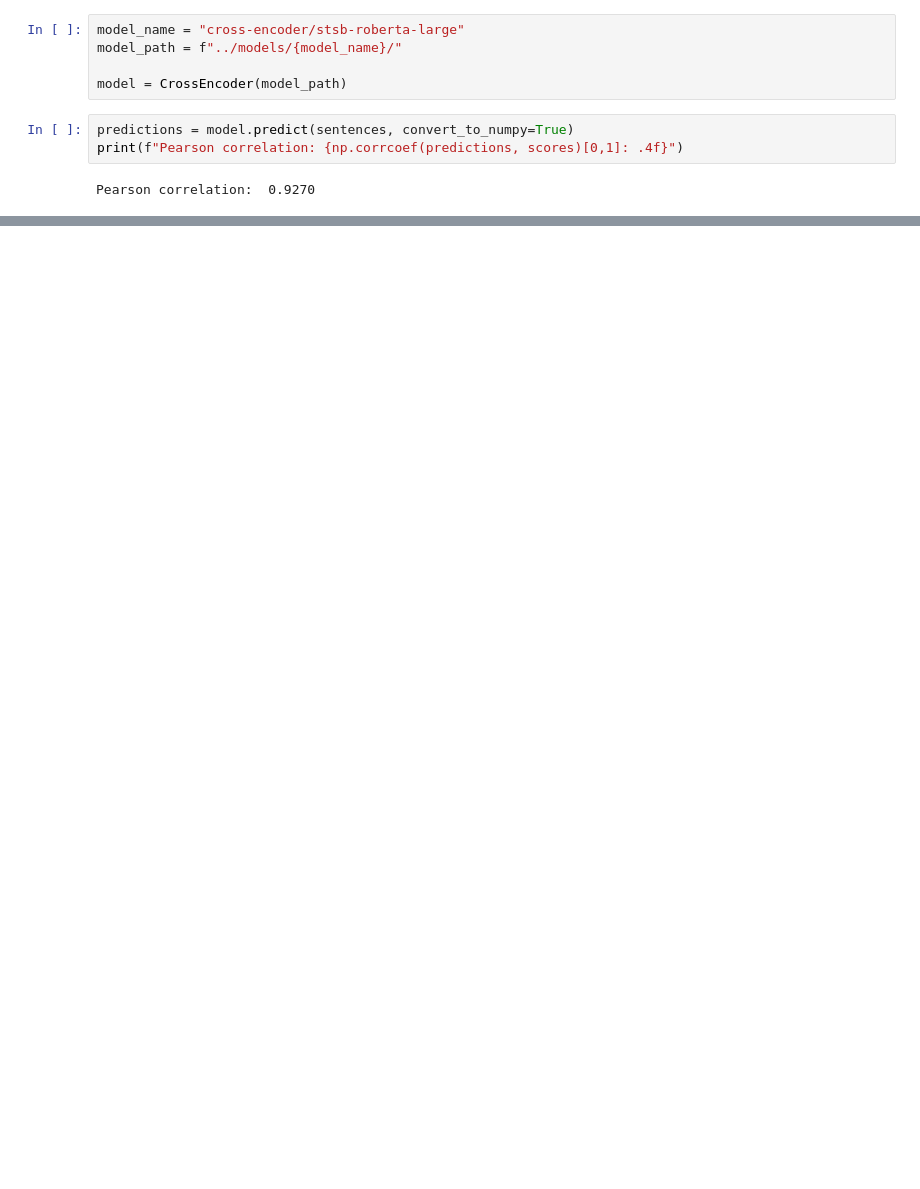
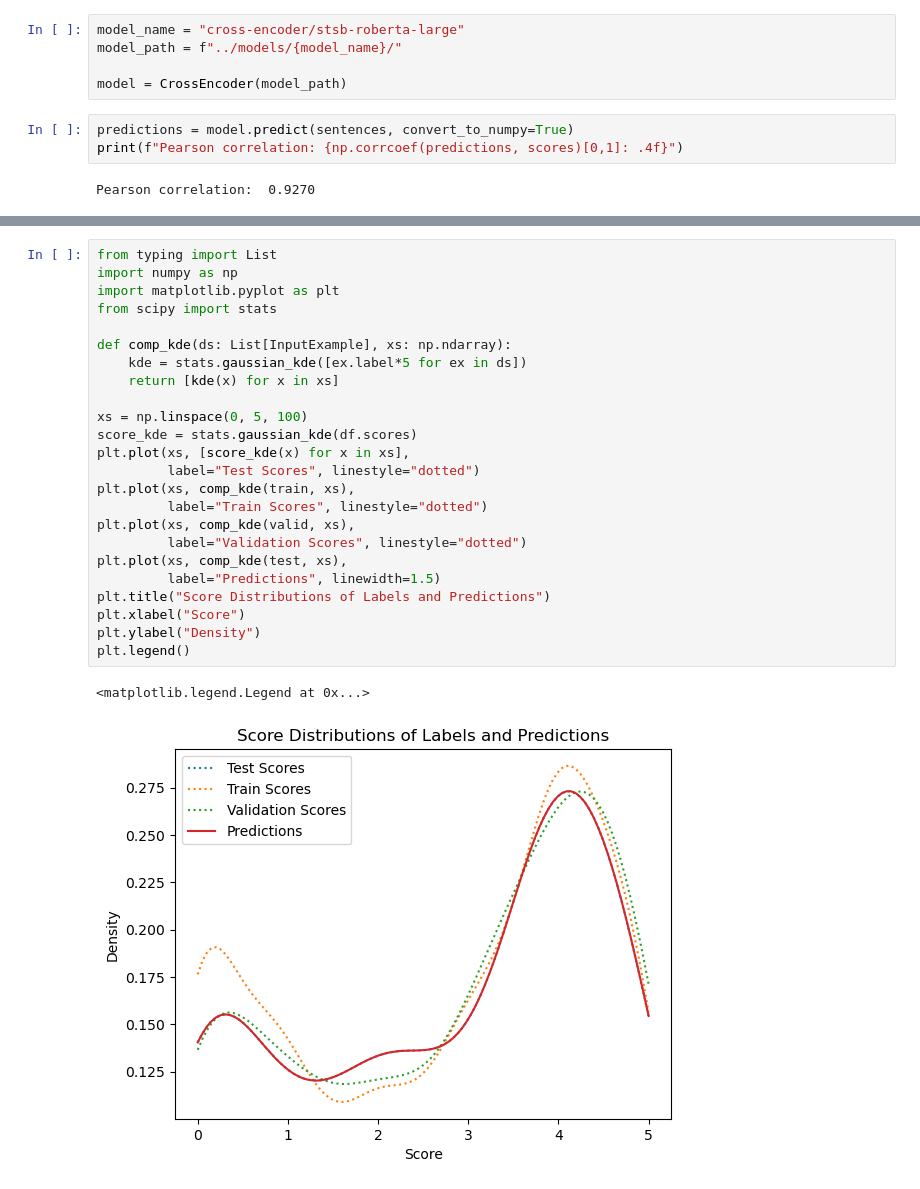
Before and after one commit to nihermann/SemEval-DataAnalytics, a Jupyter notebook: notebooks/eval.ipynb, the cells around one changed output, grey strips where cells are left out. Cells and saved outputs as stored; diff of their text form; blank space fills up the shorter version.

```diff
--- a/notebooks/eval.ipynb
+++ b/notebooks/eval.ipynb
@@ -87,0 +119,27 @@ to_latex(df.head(10))
+# %%
+from typing import List
+import numpy as np
+import matplotlib.pyplot as plt
+from scipy import stats
+
+def comp_kde(ds: List[InputExample], xs: np.ndarray):
+    kde = stats.gaussian_kde([ex.label*5 for ex in ds])
+    return [kde(x) for x in xs]
+
+xs = np.linspace(0, 5, 100)
+score_kde = stats.gaussian_kde(df.scores)
+plt.plot(xs, [score_kde(x) for x in xs],
+         label="Test Scores", linestyle="dotted")
+plt.plot(xs, comp_kde(train, xs),
+         label="Train Scores", linestyle="dotted")
+plt.plot(xs, comp_kde(valid, xs),
+         label="Validation Scores", linestyle="dotted")
+plt.plot(xs, comp_kde(test, xs),
+         label="Predictions", linewidth=1.5)
+plt.title("Score Distributions of Labels and Predictions")
+plt.xlabel("Score")
+plt.ylabel("Density")
+plt.legend()
+# %% [output]
+<matplotlib.legend.Legend at 0x...>
+[figure, added]
```
Also changed, not shown: parts of 6 cells of this notebook, 6 other files.
